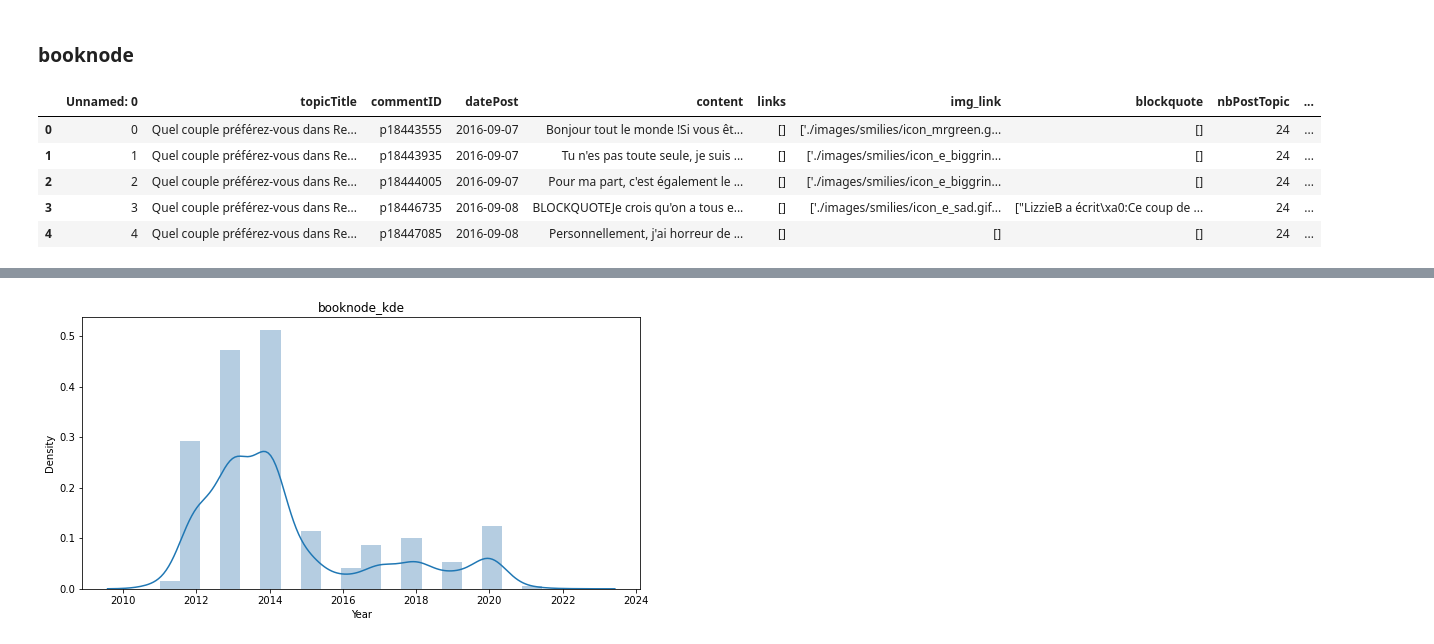
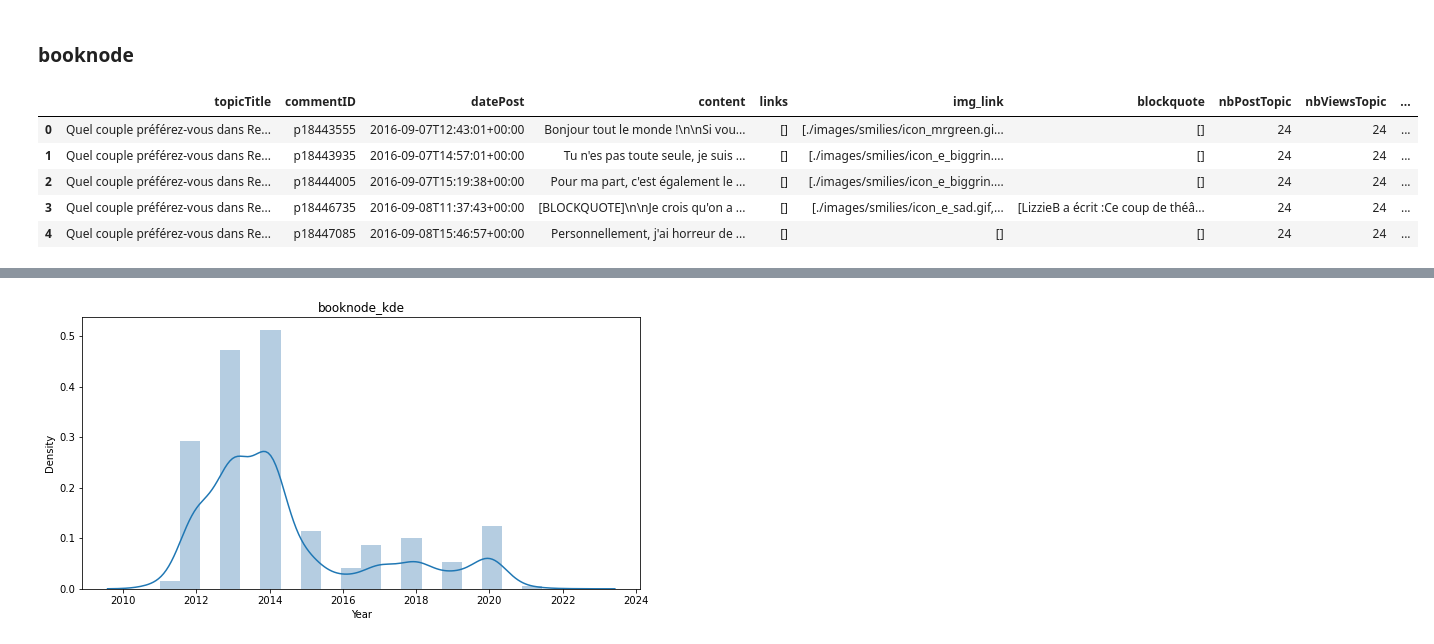
Before and after one commit to theovanrooij/projet_Cyperbunk, a Jupyter notebook: result/csv/clean.ipynb, the cells around one changed output, grey strips where cells are left out. Cells and saved outputs as stored; diff of their text form; code cells hidden in the pictures.

```diff
--- a/result/csv/clean.ipynb
+++ b/result/csv/clean.ipynb
@@ -11,15 +11,15 @@ warnings.filterwarnings("ignore")
 # %% [markdown]
 ### booknode
 # %%
-booknode=pd.read_csv("booknode.csv")
+booknode=pd.read_json("data/booknode.json")
 booknode.head()
 # %% [output]
-|  | Unnamed: 0 | topicTitle | commentID | datePost | content | links | img_link | blockquote | nbPostTopic | ... |
-| 0 | 0 | Quel couple préférez-vous dans Re... | p18443555 | 2016-09-07 | Bonjour tout le monde !Si vous êt... | [] | ['./images/smilies/icon_mrgreen.g... | [] | 24 | ... |
-| 1 | 1 | Quel couple préférez-vous dans Re... | p18443935 | 2016-09-07 | Tu n'es pas toute seule, je suis ... | [] | ['./images/smilies/icon_e_biggrin... | [] | 24 | ... |
-| 2 | 2 | Quel couple préférez-vous dans Re... | p18444005 | 2016-09-07 | Pour ma part, c'est également le ... | [] | ['./images/smilies/icon_e_biggrin... | [] | 24 | ... |
-| 3 | 3 | Quel couple préférez-vous dans Re... | p18446735 | 2016-09-08 | BLOCKQUOTEJe crois qu'on a tous e... | [] | ['./images/smilies/icon_e_sad.gif... | ["LizzieB a écrit\xa0:Ce coup de ... | 24 | ... |
-| 4 | 4 | Quel couple préférez-vous dans Re... | p18447085 | 2016-09-08 | Personnellement, j'ai horreur de ... | [] | [] | [] | 24 | ... |
+|  | topicTitle | commentID | datePost | content | links | img_link | blockquote | nbPostTopic | nbViewsTopic | ... |
+| 0 | Quel couple préférez-vous dans Re... | p18443555 | 2016-09-07T12:43:01+00:00 | Bonjour tout le monde !\n\nSi vou... | [] | [./images/smilies/icon_mrgreen.gi... | [] | 24 | 24 | ... |
+| 1 | Quel couple préférez-vous dans Re... | p18443935 | 2016-09-07T14:57:01+00:00 | Tu n'es pas toute seule, je suis ... | [] | [./images/smilies/icon_e_biggrin.... | [] | 24 | 24 | ... |
+| 2 | Quel couple préférez-vous dans Re... | p18444005 | 2016-09-07T15:19:38+00:00 | Pour ma part, c'est également le ... | [] | [./images/smilies/icon_e_biggrin.... | [] | 24 | 24 | ... |
+| 3 | Quel couple préférez-vous dans Re... | p18446735 | 2016-09-08T11:37:43+00:00 | [BLOCKQUOTE]\n\nJe crois qu'on a ... | [] | [./images/smilies/icon_e_sad.gif,... | [LizzieB a écrit :Ce coup de théâ... | 24 | 24 | ... |
+| 4 | Quel couple préférez-vous dans Re... | p18447085 | 2016-09-08T15:46:57+00:00 | Personnellement, j'ai horreur de ... | [] | [] | [] | 24 | 24 | ... |
 # %%
 def booknode_data_clean(char):
     data=char.split('T')
```
Also changed, not shown: parts of 36 cells of this notebook.
